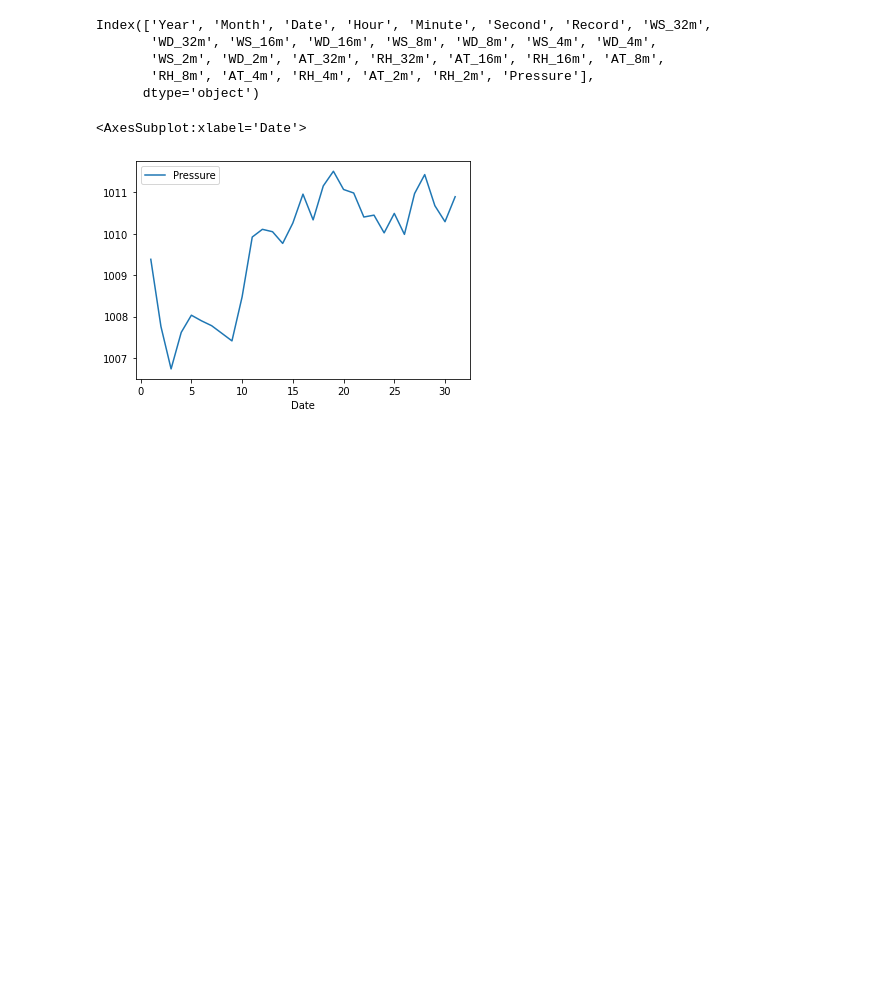
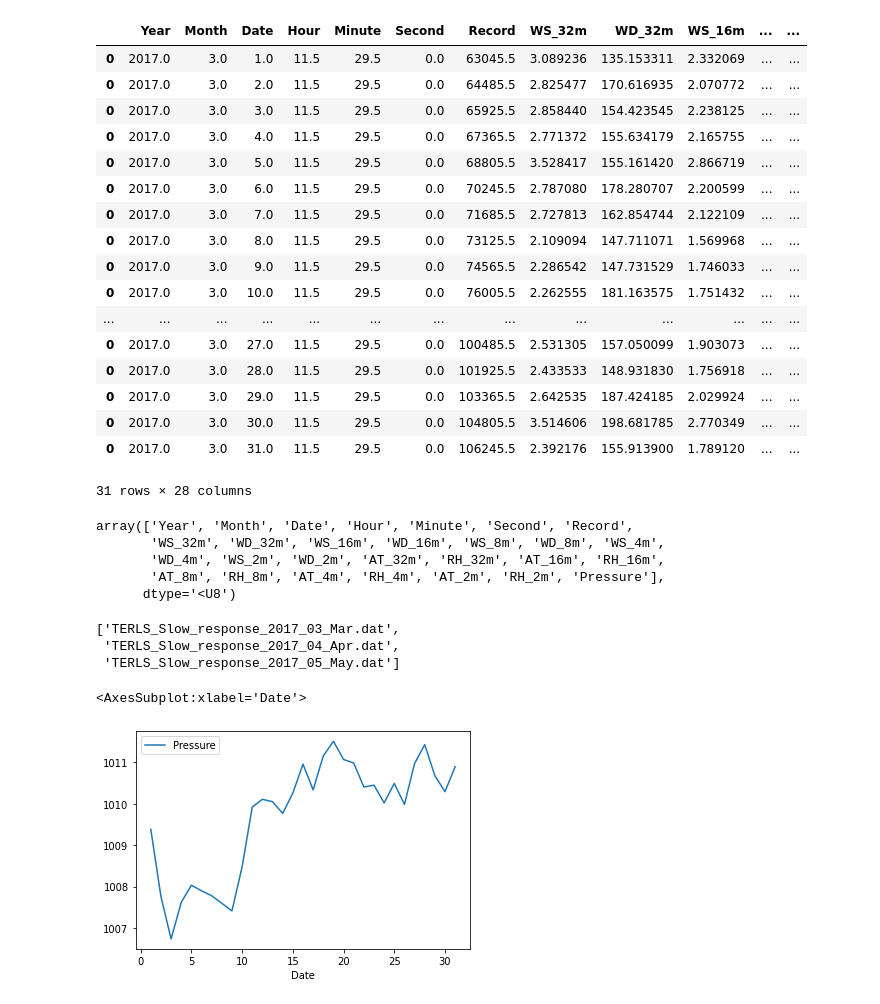
Before and after one commit to sarathprabhav/weather_station_data_visualisation, a Jupyter notebook: AWS_data_visual.ipynb, the cells around one changed output. Drawn from its saved outputs; the diff is of its cells as text; code cells hidden in the pictures; blank space fills up the shorter version.

```diff
--- a/AWS_data_visual.ipynb
+++ b/AWS_data_visual.ipynb
@@ -25,11 +156,38 @@ def get_names(prefix,loc):
+# %%
+data_day_avg[0]
+# %% [output]
+|  | Year | Month | Date | Hour | Minute | Second | Record | WS_32m | WD_32m | WS_16m | ... | ... |
+| 0 | 2017.0 | 3.0 | 1.0 | 11.5 | 29.5 | 0.0 | 63045.5 | 3.089236 | 135.153311 | 2.332069 | ... | ... |
+| 0 | 2017.0 | 3.0 | 2.0 | 11.5 | 29.5 | 0.0 | 64485.5 | 2.825477 | 170.616935 | 2.070772 | ... | ... |
+| 0 | 2017.0 | 3.0 | 3.0 | 11.5 | 29.5 | 0.0 | 65925.5 | 2.858440 | 154.423545 | 2.238125 | ... | ... |
+| 0 | 2017.0 | 3.0 | 4.0 | 11.5 | 29.5 | 0.0 | 67365.5 | 2.771372 | 155.634179 | 2.165755 | ... | ... |
+| 0 | 2017.0 | 3.0 | 5.0 | 11.5 | 29.5 | 0.0 | 68805.5 | 3.528417 | 155.161420 | 2.866719 | ... | ... |
+| 0 | 2017.0 | 3.0 | 6.0 | 11.5 | 29.5 | 0.0 | 70245.5 | 2.787080 | 178.280707 | 2.200599 | ... | ... |
+| 0 | 2017.0 | 3.0 | 7.0 | 11.5 | 29.5 | 0.0 | 71685.5 | 2.727813 | 162.854744 | 2.122109 | ... | ... |
+| 0 | 2017.0 | 3.0 | 8.0 | 11.5 | 29.5 | 0.0 | 73125.5 | 2.109094 | 147.711071 | 1.569968 | ... | ... |
+| 0 | 2017.0 | 3.0 | 9.0 | 11.5 | 29.5 | 0.0 | 74565.5 | 2.286542 | 147.731529 | 1.746033 | ... | ... |
+| 0 | 2017.0 | 3.0 | 10.0 | 11.5 | 29.5 | 0.0 | 76005.5 | 2.262555 | 181.163575 | 1.751432 | ... | ... |
+| ... | ... | ... | ... | ... | ... | ... | ... | ... | ... | ... | ... | ... |
+| 0 | 2017.0 | 3.0 | 27.0 | 11.5 | 29.5 | 0.0 | 100485.5 | 2.531305 | 157.050099 | 1.903073 | ... | ... |
+| 0 | 2017.0 | 3.0 | 28.0 | 11.5 | 29.5 | 0.0 | 101925.5 | 2.433533 | 148.931830 | 1.756918 | ... | ... |
+| 0 | 2017.0 | 3.0 | 29.0 | 11.5 | 29.5 | 0.0 | 103365.5 | 2.642535 | 187.424185 | 2.029924 | ... | ... |
+| 0 | 2017.0 | 3.0 | 30.0 | 11.5 | 29.5 | 0.0 | 104805.5 | 3.514606 | 198.681785 | 2.770349 | ... | ... |
+| 0 | 2017.0 | 3.0 | 31.0 | 11.5 | 29.5 | 0.0 | 106245.5 | 2.392176 | 155.913900 | 1.789120 | ... | ... |
+31 rows × 28 columns
+# %%
+cols
+# %% [output]
+array(['Year', 'Month', 'Date', 'Hour', 'Minute', 'Second', 'Record',
+       'WS_32m', 'WD_32m', 'WS_16m', 'WD_16m', 'WS_8m', 'WD_8m', 'WS_4m',
+       'WD_4m', 'WS_2m', 'WD_2m', 'AT_32m', 'RH_32m', 'AT_16m', 'RH_16m',
+       'AT_8m', 'RH_8m', 'AT_4m', 'RH_4m', 'AT_2m', 'RH_2m', 'Pressure'],
+      dtype='<U8')
 # %%
-df.columns
+file_list
 # %% [output]
-Index(['Year', 'Month', 'Date', 'Hour', 'Minute', 'Second', 'Record', 'WS_32m',
-       'WD_32m', 'WS_16m', 'WD_16m', 'WS_8m', 'WD_8m', 'WS_4m', 'WD_4m',
-       'WS_2m', 'WD_2m', 'AT_32m', 'RH_32m', 'AT_16m', 'RH_16m', 'AT_8m',
-       'RH_8m', 'AT_4m', 'RH_4m', 'AT_2m', 'RH_2m', 'Pressure'],
-      dtype='object')
+['TERLS_Slow_response_2017_03_Mar.dat',
+ 'TERLS_Slow_response_2017_04_Apr.dat',
+ 'TERLS_Slow_response_2017_05_May.dat']
 # %%
 df_daily_avg = pd.DataFrame()
 for i in range(1,(df['Date'].max()+1)):
```
Also changed, not shown: parts of 29 cells of this notebook.
